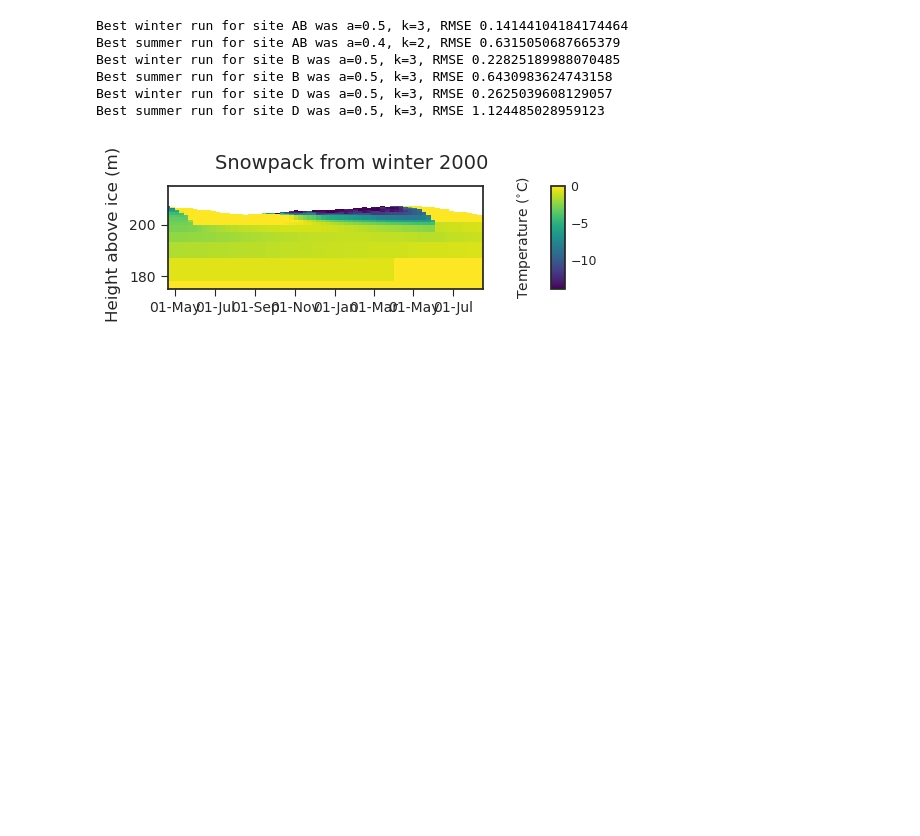
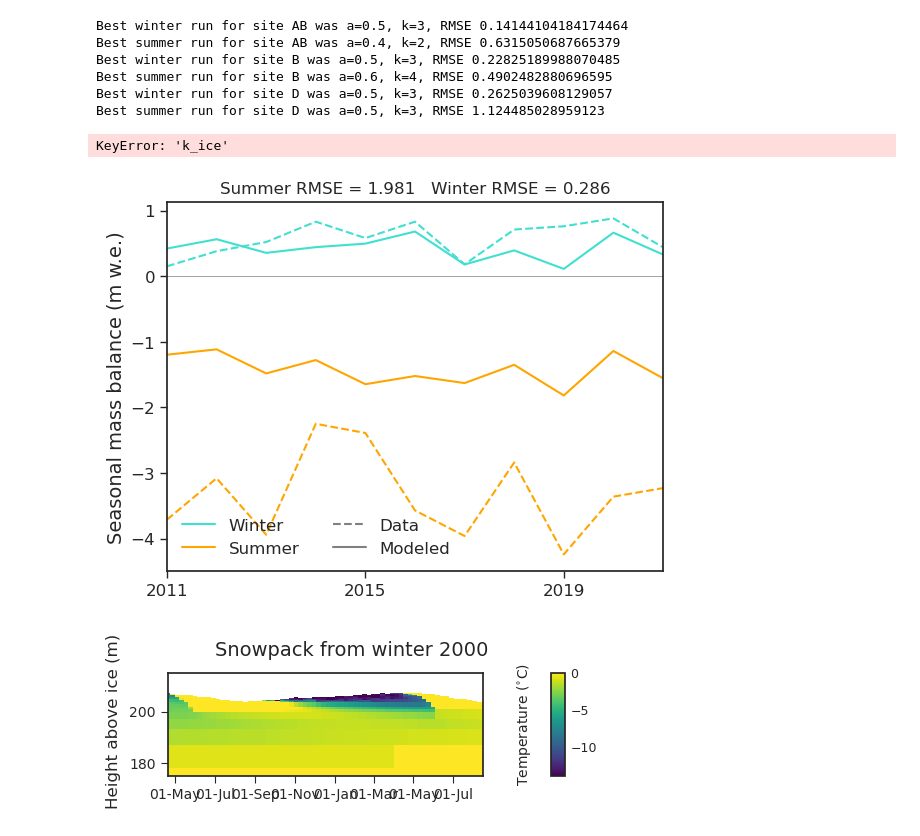
Before and after one commit to clairevwilson/PyGEM-EB, a Jupyter notebook: calibration_plotting.ipynb, the cells around one changed output. Cells and saved outputs as stored; diff of their text form; code cells hidden in the pictures; blank space fills up the shorter version.

Commit message:
added mass balance partitioning plot

```diff
--- a/calibration_plotting.ipynb
+++ b/calibration_plotting.ipynb
@@ -14,31 +11,56 @@ The autoreload extension is already loaded. To reload it, use:
 # %%
 fp = '/home/claire/research/MB_data/Gulkana/Input_Gulkana_Glaciological_Data.csv'
-aa = [0.4,0.5]
-kk = [2,3]
+aa = [0.4,0.5,0.6]
+kk = [2,3,4]
 winter_result = np.ones((3,len(aa),len(kk)))
 summer_result = np.ones((3,len(aa),len(kk)))
+best = {}
 for bin in range(3):
     site = ['AB','B','D'][bin]
     labels = []
+    dslist = []
+    best[site] = {'winter':[],'summer':[]}
     for ai,a in enumerate(aa):
         for ki,k in enumerate(kk):
             fn = f'a_{a}_k_{k}_0_bin{bin}.nc'
-            ds,startdate,enddate = getds('/home/claire/research/Output/EB/AWS/'+fn)
-            winter,summer = seasonal_mass_balance(fp,ds,0,site)
-            winter_result[bin,ai,ki] = winter
-            summer_result[bin,ai,ki] = summer
+            try:
+                ds,startdate,enddate = getds('/home/claire/research/Output/EB/AWS/'+fn)
+                winter,summer = seasonal_mass_balance(fp,ds,0,site)
+                winter_result[bin,ai,ki] = winter
+                summer_result[bin,ai,ki] = summer
+            except:
+                winter_result[bin,ai,ki] = winter*1e6
+                summer_result[bin,ai,ki] = summer*1e6
+                print(f'a={a}, k={k} does not exist for bin {bin}')
             labels.append(f'a={a}, k={k}')
-    best_winter = labels[np.argmin(winter_result[bin,:,:])]
-    best_summer = labels[np.argmin(summer_result[bin,:,:])]
-    print(f'Best winter run for site {site} was {best_winter}, RMSE {np.min(winter_result[bin,:,:])}')
-    print(f'Best summer run for site {site} was {best_summer}, RMSE {np.min(summer_result[bin,:,:])}')
+            dslist.append(ds)
+    best_winter = np.argmin(winter_result[bin,:,:])
+    best_summer = np.argmin(summer_result[bin,:,:])
+    print(f'Best winter run for site {site} was {labels[best_winter]}, RMSE {np.min(winter_result[bin,:,:])}')
+    print(f'Best summer run for site {site} was {labels[best_summer]}, RMSE {np.min(summer_result[bin,:,:])}')
+    best[site]['winter'] = dslist[best_winter]
+    best[site]['summer'] = dslist[best_summer]
 # %% [output]
 Best winter run for site AB was a=0.5, k=3, RMSE 0.14144104184174464
 Best summer run for site AB was a=0.4, k=2, RMSE 0.6315050687665379
 Best winter run for site B was a=0.5, k=3, RMSE 0.22825189988070485
-Best summer run for site B was a=0.5, k=3, RMSE 0.6430983624743158
+Best summer run for site B was a=0.6, k=4, RMSE 0.4902482880696595
 Best winter run for site D was a=0.5, k=3, RMSE 0.2625039608129057
 Best summer run for site D was a=0.5, k=3, RMSE 1.124485028959123
+# %%
+# ds = xr.open_dataset('/home/claire/research/Output/EB/EB/a_0.3_k_2_0_bin1.nc')
+site = 'AB'
+season = 'winter'
+best[site][season] = xr.open_dataset('/home/claire/research/Output/EB/AWS/a_0.5_k_3_0_bin0.nc')
+fig,ax = seasonal_mass_balance(fp,best[site][season],site=site,plot=True)
+k = best[site][season].attrs['k_ice']
+a = best[site][season].attrs['a_ice']
+fig.suptitle(f'Best {season} run for {site} (a={a}, k={k})')
+plt.savefig(f'/home/claire/research/Output/calibration/best_{site}_{season}.png',dpi=150)
+print(k,a)
+# %% [output]
+KeyError: 'k_ice'
+[figure, added]
 # %%
 for year in range(2000,2001):
     visualize_layers(ds,0,pd.date_range(f'{year}-04-20 00:00',f'{year+1}-08-20 00:00',freq='7d'),['layertemp'],t='Snowpack from winter '+str(year),plot_ice=True,ylim=(175,215))
```
Also changed, not shown: parts of 3 cells of this notebook, 6 other files.
